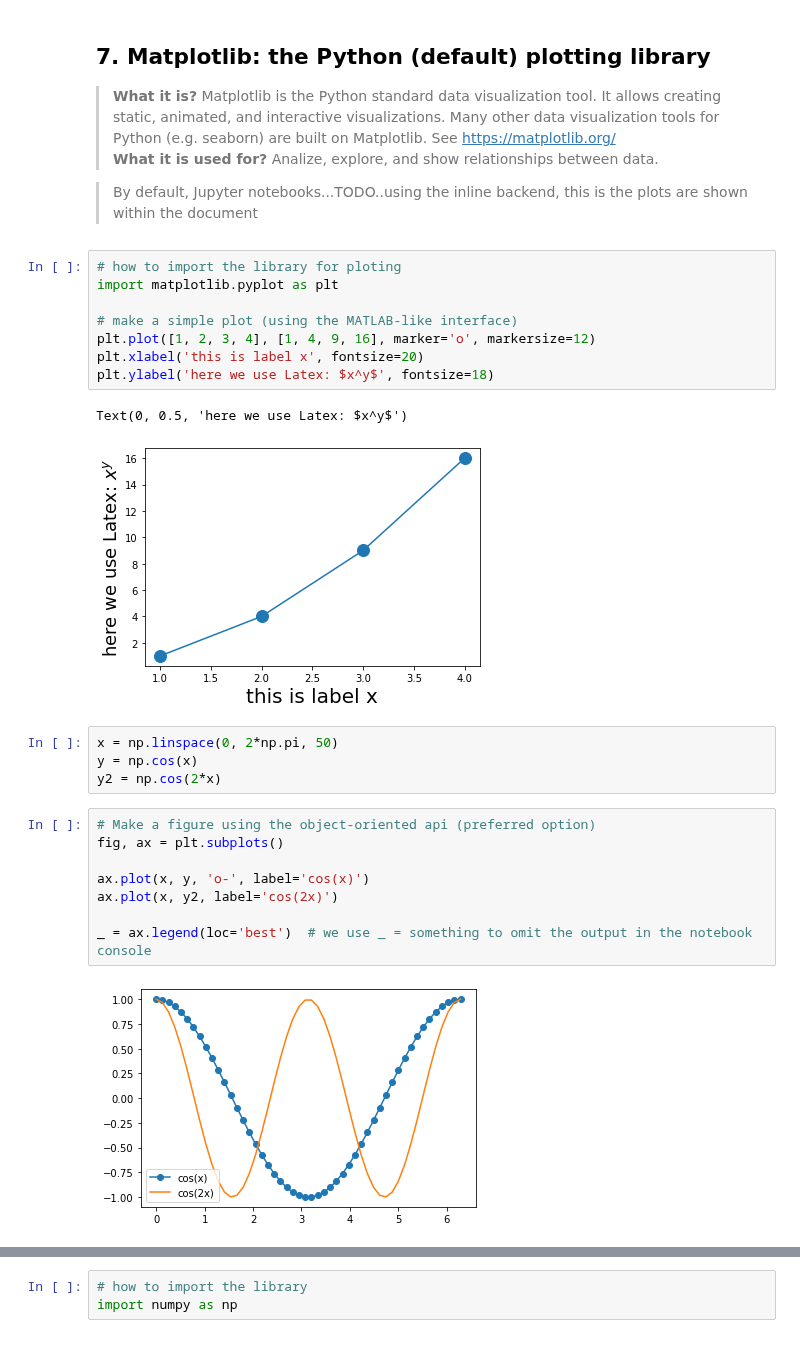
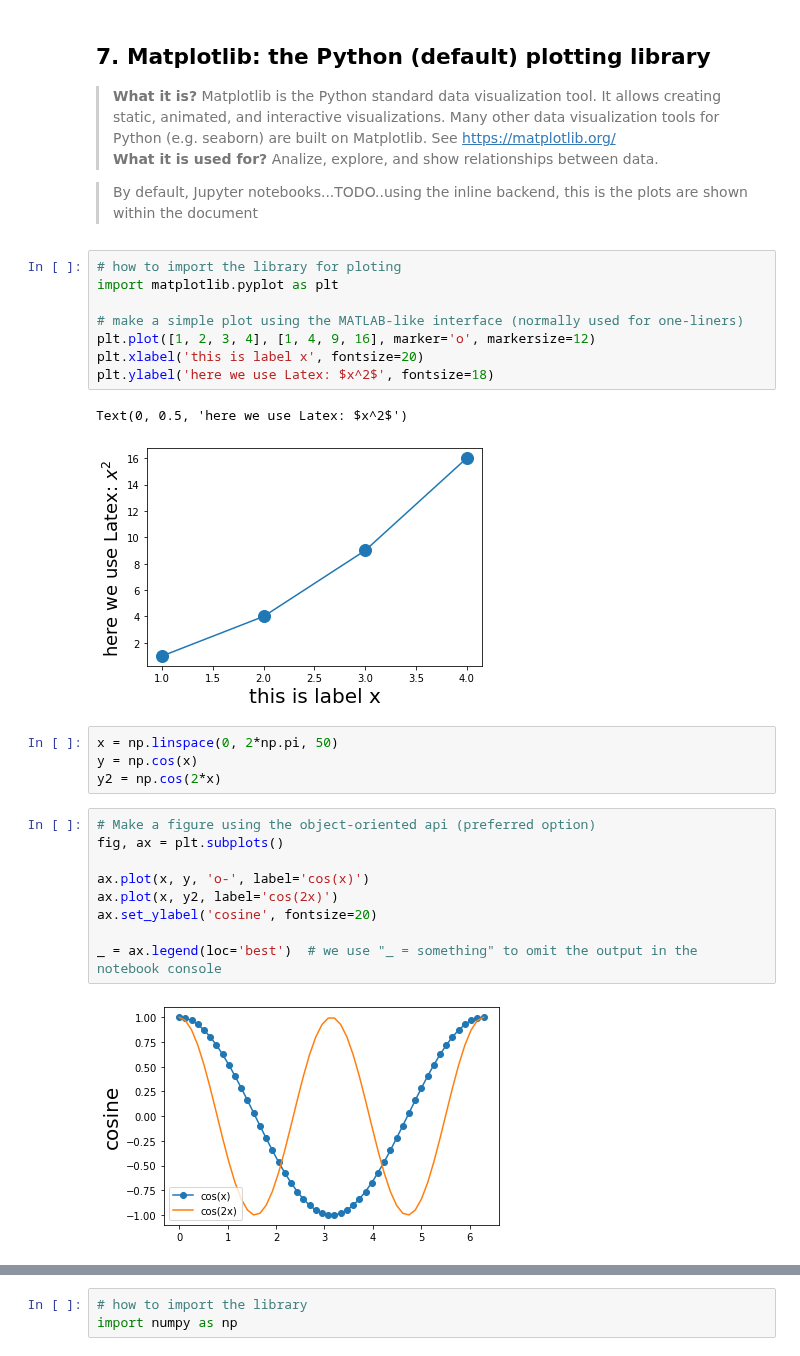
Before and after one commit to marcoalopez/strength_envelopes, a Jupyter notebook: notebooks/Python_basics.ipynb, the cells around one changed output, grey strips where cells are left out. Cells and saved outputs as stored; diff of their text form.

Commit message:
update readme and notebooks

```diff
--- a/notebooks/Python_basics.ipynb
+++ b/notebooks/Python_basics.ipynb
@@ -704,13 +703,13 @@ while foo < 5:
 # how to import the library for ploting
 import matplotlib.pyplot as plt
 
-# make a simple plot (using the MATLAB-like interface)
+# make a simple plot using the MATLAB-like interface (normally used for one-liners)
 plt.plot([1, 2, 3, 4], [1, 4, 9, 16], marker='o', markersize=12)
 plt.xlabel('this is label x', fontsize=20)
-plt.ylabel('here we use Latex: $x^y$', fontsize=18)
+plt.ylabel('here we use Latex: $x^2$', fontsize=18)
 # %% [output]
-Text(0, 0.5, 'here we use Latex: $x^y$')
+Text(0, 0.5, 'here we use Latex: $x^2$')
-[figure, old version]
+[figure, new version]
 # %%
 x = np.linspace(0, 2*np.pi, 50)
 y = np.cos(x)
@@ -718,13 +717,14 @@ y2 = np.cos(2*x)
 # %%
 # Make a figure using the object-oriented api (preferred option)
 fig, ax = plt.subplots()
 
 ax.plot(x, y, 'o-', label='cos(x)')
 ax.plot(x, y2, label='cos(2x)')
+ax.set_ylabel('cosine', fontsize=20)
 
-_ = ax.legend(loc='best')  # we use _ = something to omit the output in the notebook console
+_ = ax.legend(loc='best')  # we use "_ = something" to omit the output in the notebook console
 # %% [output]
-[figure, old version]
+[figure, new version]
 # %% [markdown]
 ## 8. Numpy arrays
 
```
Also changed, not shown: parts of 16 cells of this notebook, 1 other file.
